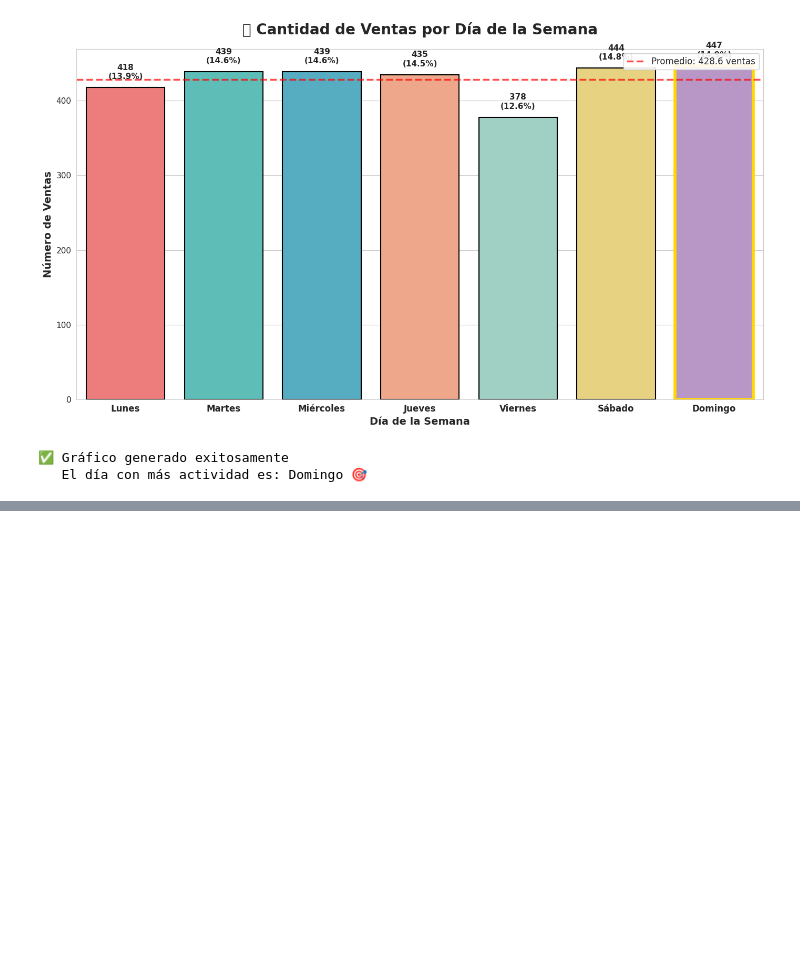
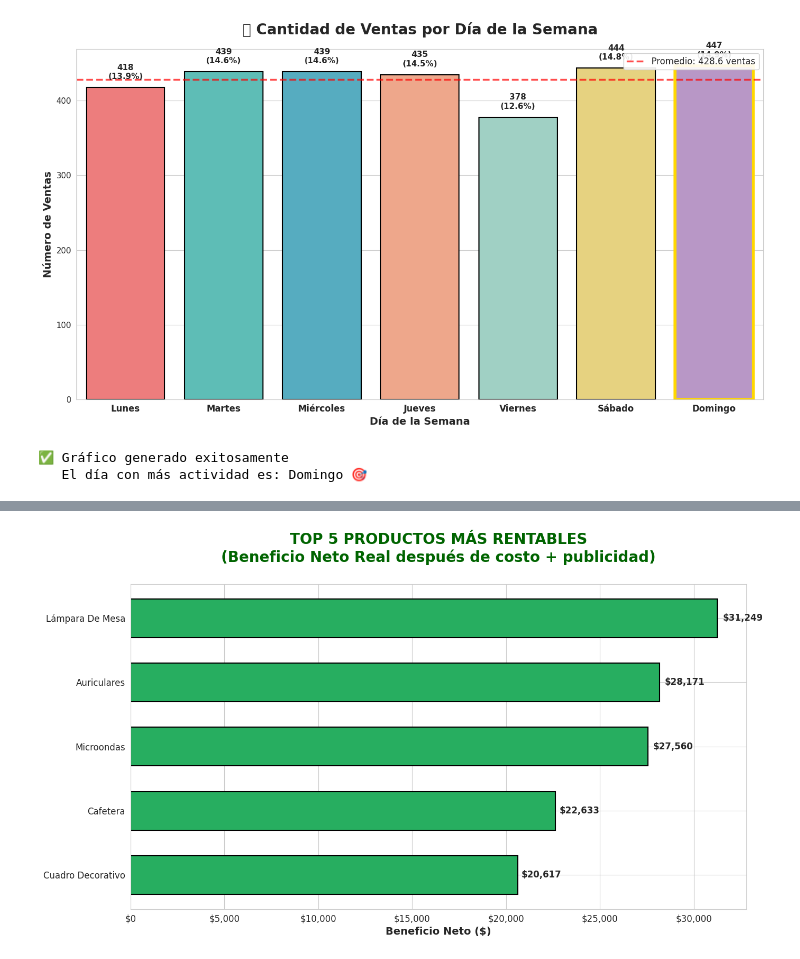
Before and after one commit to sgiupponi-lang/Entrega_Final_Ciencia_Datos, a Jupyter notebook: Entrega_Final_SGiupponi.ipynb, the cells around one changed output, grey strips where cells are left out. Saved outputs shown, nothing was run; the diff lists cells and outputs as text; code cells hidden in the pictures; blank space fills up the shorter version.

```diff
--- a/Entrega_Final_SGiupponi.ipynb
+++ b/Entrega_Final_SGiupponi.ipynb
@@ -1341,0 +2354,93 @@ print(resumen_ventas)
+# %%
+import matplotlib.pyplot as plt
+import seaborn as sns
+sns.set_style("whitegrid")
+plt.rcParams['font.size'] = 12
+
+# ===================================================================
+# GRÁFICO 1: TOP 5 POR BENEFICIO NETO ABSOLUTO (el rey de la caja)
+# ===================================================================
+plt.figure(figsize=(14, 8))
+top5_beneficio = rentabilidad.nlargest(5, 'beneficio_neto')
+
+bars = plt.barh(top5_beneficio['producto'][::-1],
+                top5_beneficio['beneficio_neto'][::-1],
+                color='#27AE60', edgecolor='black', linewidth=1.5, height=0.6)
+
+plt.title('TOP 5 PRODUCTOS MÁS RENTABLES\n(Beneficio Neto Real después de costo + publicidad)',
+          fontsize=20, fontweight='bold', pad=30, color='darkgreen')
+plt.xlabel('Beneficio Neto ($)', fontsize=14, fontweight='bold')
+plt.ylabel('')
+
+# Valores al final de las barras
+for i, (bar, valor) in enumerate(zip(bars, top5_beneficio['beneficio_neto'][::-1])):
+    plt.text(valor + valor*0.01, bar.get_y() + bar.get_height()/2,
+             f'${valor:,.0f}', va='center', ha='left', fontweight='bold', fontsize=12)
+
+plt.gca().xaxis.set_major_formatter(plt.FuncFormatter(lambda x, _: f'${x/1_000_000:.1f}M' if x >= 1e6 else f'${x:,.0f}'))
+plt.tight_layout()
+plt.show()
+
+# ===================================================================
+# GRÁFICO 2: TOP 5 POR BENEFICIO POR UNIDAD (los que más ganás por venta)
+# ===================================================================
+plt.figure(figsize=(14, 8))
+top5_unidad = rentabilidad.nlargest(5, 'beneficio_por_unidad')
+
+colors = ['#1f77b4' if x < top5_unidad['beneficio_por_unidad'].iloc[0] else '#ff7f0e' for x in top5_unidad['beneficio_por_unidad']]
+bars = plt.barh(top5_unidad['producto'][::-1], top5_unidad['beneficio_por_unidad'][::-1],
+                color=colors[::-1], edgecolor='black', linewidth=1.5)
+
+plt.title('TOP 5: GANANCIA POR UNIDAD VENDIDA\n(El oro puro por cada venta)',
+          fontsize=20, fontweight='bold', pad=30, color='navy')
+plt.xlabel('Beneficio Neto por Unidad ($)', fontsize=14, fontweight='bold')
+
+for i, (bar, valor, precio) in enumerate(zip(bars, top5_unidad['beneficio_por_unidad'][::-1], top5_unidad['precio_prom'][::-1])):
+    plt.text(valor + valor*0.02, bar.get_y() + bar.get_height()/2,
+             f'${valor:,.0f}\n(precio: ${precio:,.0f})', va='center', ha='left',
+             fontweight='bold', fontsize=11)
+
+plt.gca().xaxis.set_major_formatter(plt.FuncFormatter(lambda x, _: f'${x:,.0f}'))
+plt.tight_layout()
+plt.show()
+
+# ===================================================================
+# GRÁFICO 3: TOP 5 POR ROI TOTAL (los que más rinden cada peso invertido)
+# ===================================================================
+plt.figure(figsize=(14, 8))
+top5_roi = rentabilidad.nlargest(5, 'ROI_total').head(5)
+
+bars = plt.barh(top5_roi['producto'][::-1], top5_roi['ROI_total'][::-1],
+                color='#9b59b6', edgecolor='black', linewidth=1.5)
+
+plt.title('TOP 5: MEJOR RETORNO DE LA INVERSIÓN TOTAL\n(Mercadería + Publicidad)',
+          fontsize=20, fontweight='bold', pad=30, color='#8e44ad')
+plt.xlabel('ROI Total (veces la inversión recuperada)', fontsize=14, fontweight='bold')
+plt.axvline(1, color='red', linestyle='--', linewidth=2, label='Break-even (1x)')
+plt.legend()
+
+for bar, valor in zip(bars, top5_roi['ROI_total'][::-1]):
+    plt.text(valor + 0.1, bar.get_y() + bar.get_height()/2,
+             f'{valor:.2f}x', va='center', ha='left', fontweight='bold', fontsize=14, color='darkred')
+
+plt.tight_layout()
+plt.show()
+
+# ===================================================================
+# BONUS: GUARDAR TODOS LOS GRÁFICOS EN ALTA RESOLUCIÓN
+# ===================================================================
+plt.figure(figsize=(14,8))
+# (repetir el primer gráfico para guardar)
+top5_beneficio = rentabilidad.nlargest(5, 'beneficio_neto')
+plt.barh(top5_beneficio['producto'][::-1], top5_beneficio['beneficio_neto'][::-1], color='#27AE60', edgecolor='black')
+plt.title('TOP 5 PRODUCTOS MÁS RENTABLES - Beneficio Neto', fontsize=18, fontweight='bold')
+plt.xlabel('Beneficio Neto ($)')
+for i, (bar, v) in enumerate(zip(plt.gca().patches, top5_beneficio['beneficio_neto'][::-1])):
+    plt.text(v + v*0.01, bar.get_y() + bar.get_height()/2, f'${v:,.0f}', va='center', fontweight='bold')
+plt.savefig("TOP5_Beneficio_Neto.png", dpi=300, bbox_inches='tight', facecolor='white')
+plt.close()
+
+# Repetir para los otros dos si querés
+print("¡Gráficos generados y guardados en alta resolución!")
+# %% [output]
+[figure, added]
```
Also changed, not shown: parts of 38 cells of this notebook.
